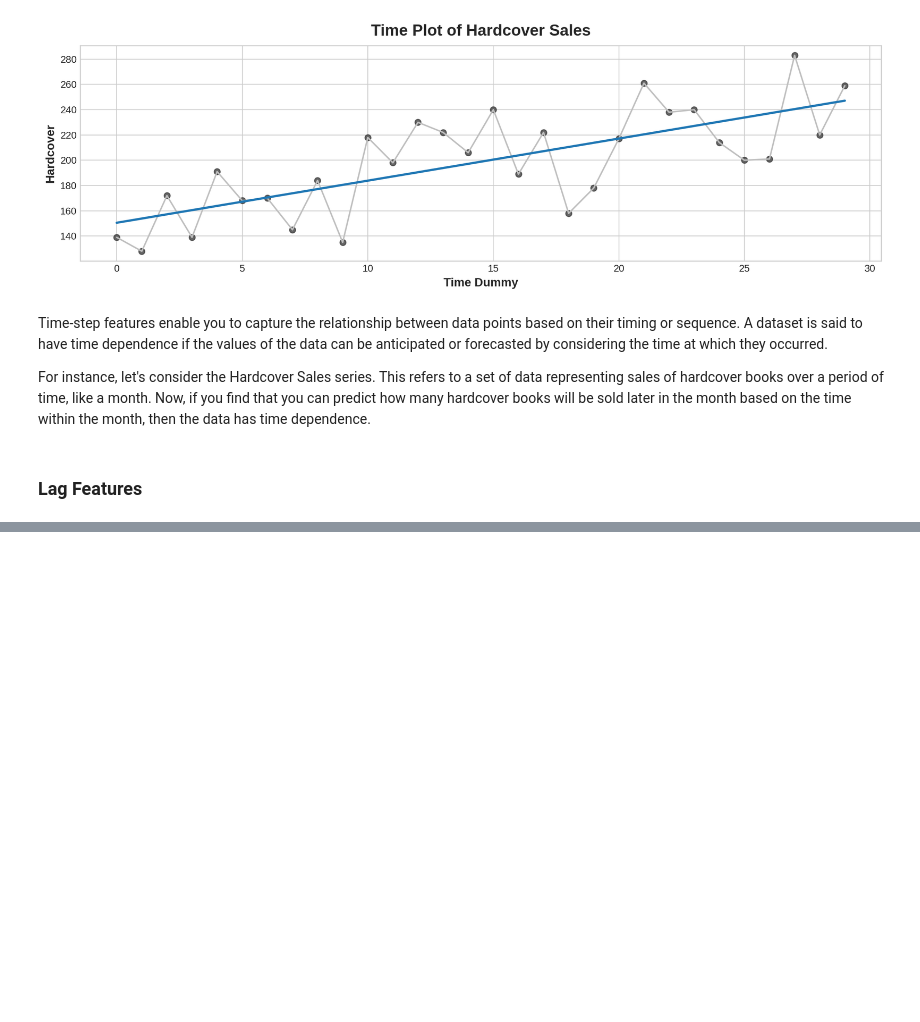
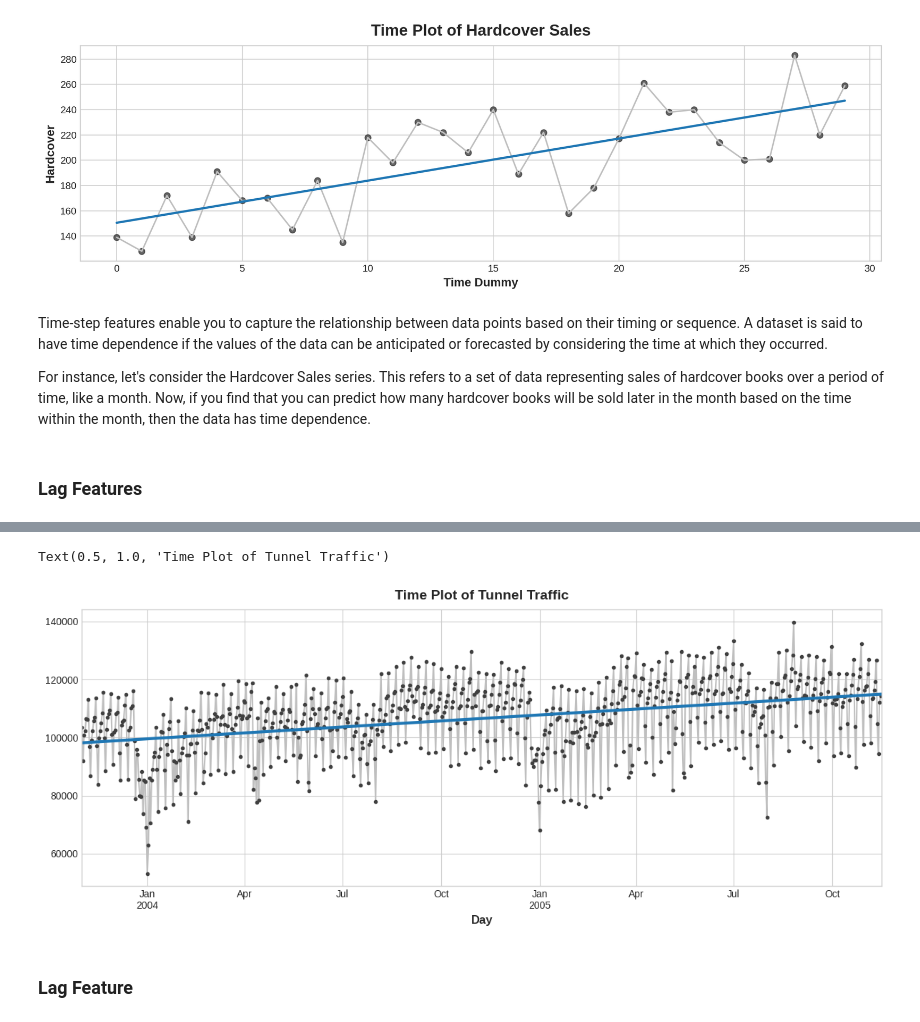
Before and after one commit to gani88/ForecastingTimeSeries, a Jupyter notebook: Forecasting_Time_Series_1.ipynb, the cells around one changed output, grey strips where cells are left out. Saved outputs shown, nothing was run; the diff lists cells and outputs as text; code cells hidden in the pictures; blank space fills up the shorter version.

Commit message:
update with lag features and linear regression

```diff
--- a/Forecasting_Time_Series_1.ipynb
+++ b/Forecasting_Time_Series_1.ipynb
@@ -165,0 +253,4 @@ For instance, let's consider the Hardcover Sales series. This refers to a set of
+# %%
+data_tunnel = "/content/tunnel.csv"
+tunnel = pd.read_csv(data_tunnel, parse_dates=["Day"])
+tunnel = tunnel.set_index("Day")
@@ -165,0 +259,3 @@ For instance, let's consider the Hardcover Sales series. This refers to a set of
+# %%
+tunnel = tunnel.to_period()
+tunnel.head()
@@ -165,0 +272,4 @@ For instance, let's consider the Hardcover Sales series. This refers to a set of
+# %%
+df = tunnel.copy()
+df['Time'] = np.arange(len(tunnel.index))
+df.head()
@@ -165,0 +286,12 @@ For instance, let's consider the Hardcover Sales series. This refers to a set of
+# %%
+from sklearn.linear_model import LinearRegression
+
+# Data training
+X = df.loc[:, ['Time']] #features
+y = df.loc[:, 'NumVehicles'] #target
+
+# Training the model
+model = LinearRegression()
+model.fit(X, y)
+
+y_pred = pd.Series(model.predict(X), index=X.index)
@@ -165,0 +324,9 @@ For instance, let's consider the Hardcover Sales series. This refers to a set of
+# %%
+ax = y.plot(**plot_params)
+ax = y_pred.plot(ax=ax, linewidth=3)
+ax.set_title('Time Plot of Tunnel Traffic')
+# %% [output]
+Text(0.5, 1.0, 'Time Plot of Tunnel Traffic')
+[figure, added]
+# %% [markdown]
+### Lag Feature
```
Also changed, not shown: parts of 23 cells of this notebook.
